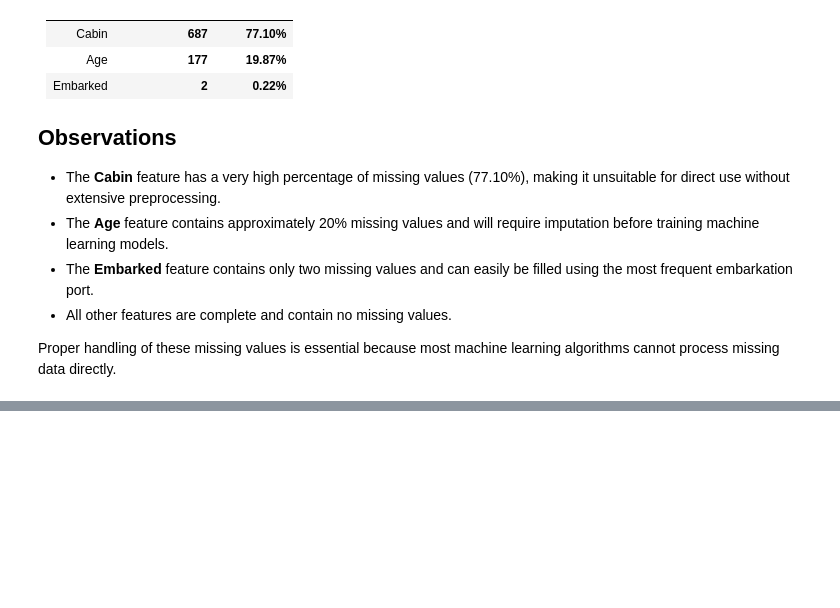
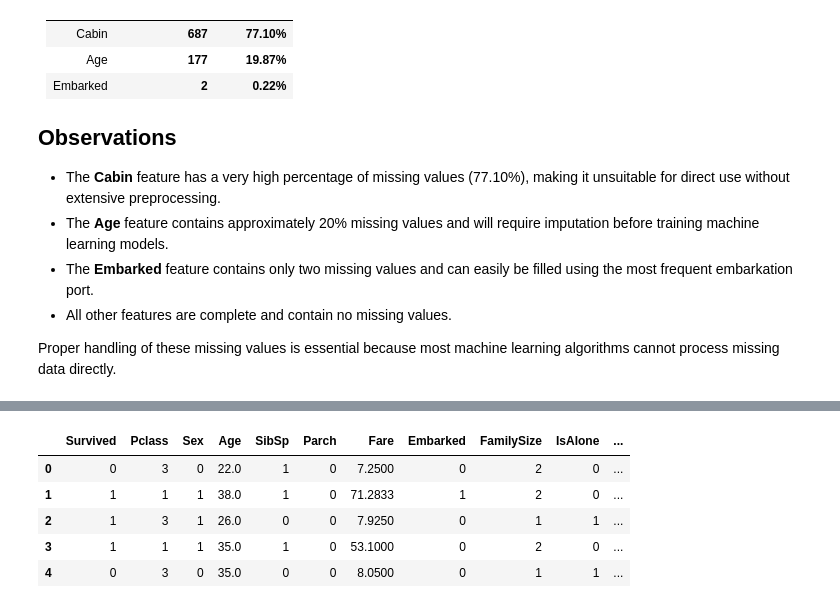
Before and after one commit to jenfanendatascience-ship-it/AI-Portfolio-2026, a Jupyter notebook: 07_Kaggle/Titanic/notebooks/Titanic_EDA.ipynb, the cells around one changed output, grey strips where cells are left out. Cells and saved outputs as stored; diff of their text form; code cells hidden in the pictures; blank space fills up the shorter version.

```diff
--- a/07_Kaggle/Titanic/notebooks/Titanic_EDA.ipynb
+++ b/07_Kaggle/Titanic/notebooks/Titanic_EDA.ipynb
@@ -566,0 +624,5 @@ Proper handling of these missing values is essential because most machine learni
+# %%
+# Fill missing Age values
+train_clean["Age"] = train_clean["Age"].fillna(train_clean["Age"].median())
+
+test_clean["Age"] = test_clean["Age"].fillna(test_clean["Age"].median())
@@ -566,0 +651,5 @@ Proper handling of these missing values is essential because most machine learni
+# %%
+# Fill missing Embarked values with the most frequent value
+train_clean["Embarked"] = train_clean["Embarked"].fillna(train_clean["Embarked"].mode()[0])
+
+test_clean["Embarked"] = test_clean["Embarked"].fillna(test_clean["Embarked"].mode()[0])
@@ -566,0 +919,13 @@ Proper handling of these missing values is essential because most machine learni
+# %%
+# Encode passenger titles
+
+title_mapping = {
+    "Mr": 0,
+    "Miss": 1,
+    "Mrs": 2,
+    "Master": 3,
+    "Rare": 4
+}
+
+train_clean["Title"] = train_clean["Title"].map(title_mapping)
+test_clean["Title"] = test_clean["Title"].map(title_mapping)
@@ -566,0 +962,29 @@ Proper handling of these missing values is essential because most machine learni
+# %%
+# =====================================
+# Remove Unnecessary Columns
+# =====================================
+
+train_clean = train_clean.drop(
+    columns=[
+        "PassengerId",
+        "Name",
+        "Ticket"
+    ]
+)
+
+test_clean = test_clean.drop(
+    columns=[
+        "PassengerId",
+        "Name",
+        "Ticket"
+    ]
+)
+# %%
+train_clean.head()
+# %% [output]
+|  | Survived | Pclass | Sex | Age | SibSp | Parch | Fare | Embarked | FamilySize | IsAlone | ... |
+| 0 | 0 | 3 | 0 | 22.0 | 1 | 0 | 7.2500 | 0 | 2 | 0 | ... |
+| 1 | 1 | 1 | 1 | 38.0 | 1 | 0 | 71.2833 | 1 | 2 | 0 | ... |
+| 2 | 1 | 3 | 1 | 26.0 | 0 | 0 | 7.9250 | 0 | 1 | 1 | ... |
+| 3 | 1 | 1 | 1 | 35.0 | 1 | 0 | 53.1000 | 0 | 2 | 0 | ... |
+| 4 | 0 | 3 | 0 | 35.0 | 0 | 0 | 8.0500 | 0 | 1 | 1 | ... |
```
Also changed, not shown: parts of 73 cells of this notebook.
